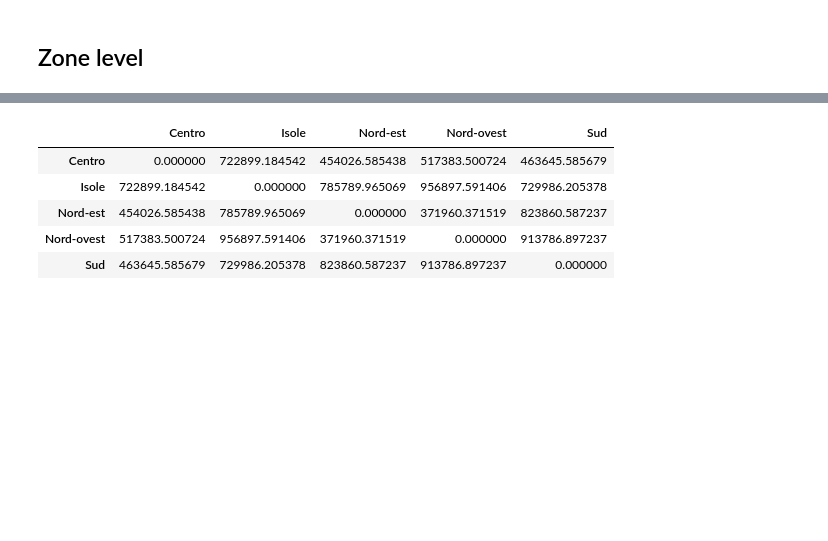
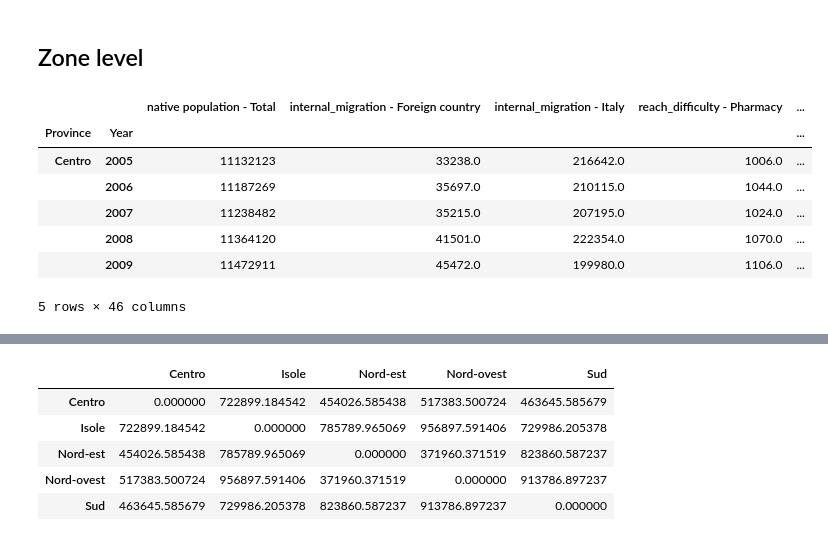
Before and after one commit to SaraR-1/Immigration-Models, a Jupyter notebook: Autoregressive Model for Panel Data - 2005-2016 zones.ipynb, the cells around one changed output, grey strips where cells are left out. Cells and saved outputs as stored; diff of their text form; code cells hidden in the pictures; blank space fills up the shorter version.

```diff
--- a/Autoregressive Model for Panel Data - 2005-2016 zones.ipynb
+++ b/Autoregressive Model for Panel Data - 2005-2016 zones.ipynb
@@ -38,3 +51,14 @@ xs = pd.read_table("/home/sara/Documents/Immigration/Shared_models/Data/x_zones.
 
 zones_data = pd.read_table("/home/sara/Documents/Immigration/Shared_statistics/Data_final/territori.csv")
 zones_data = zones_data.replace(['Provincia Autonoma Bolzano / Bozen', 'Provincia Autonoma Trento'], ['Bolzano / Bozen', 'Trento'])
+# %%
+xs.head()
+# %% [output]
+|  |  | native population - Total | internal_migration - Foreign country | internal_migration - Italy | reach_difficulty - Pharmacy | ... |
+| Province | Year |  |  |  |  | ... |
+| Centro | 2005 | 11132123 | 33238.0 | 216642.0 | 1006.0 | ... |
+|  | 2006 | 11187269 | 35697.0 | 210115.0 | 1044.0 | ... |
+|  | 2007 | 11238482 | 35215.0 | 207195.0 | 1024.0 | ... |
+|  | 2008 | 11364120 | 41501.0 | 222354.0 | 1070.0 | ... |
+|  | 2009 | 11472911 | 45472.0 | 199980.0 | 1106.0 | ... |
+5 rows × 46 columns
```
Also changed, not shown: parts of 32 cells of this notebook, 3 other files.
